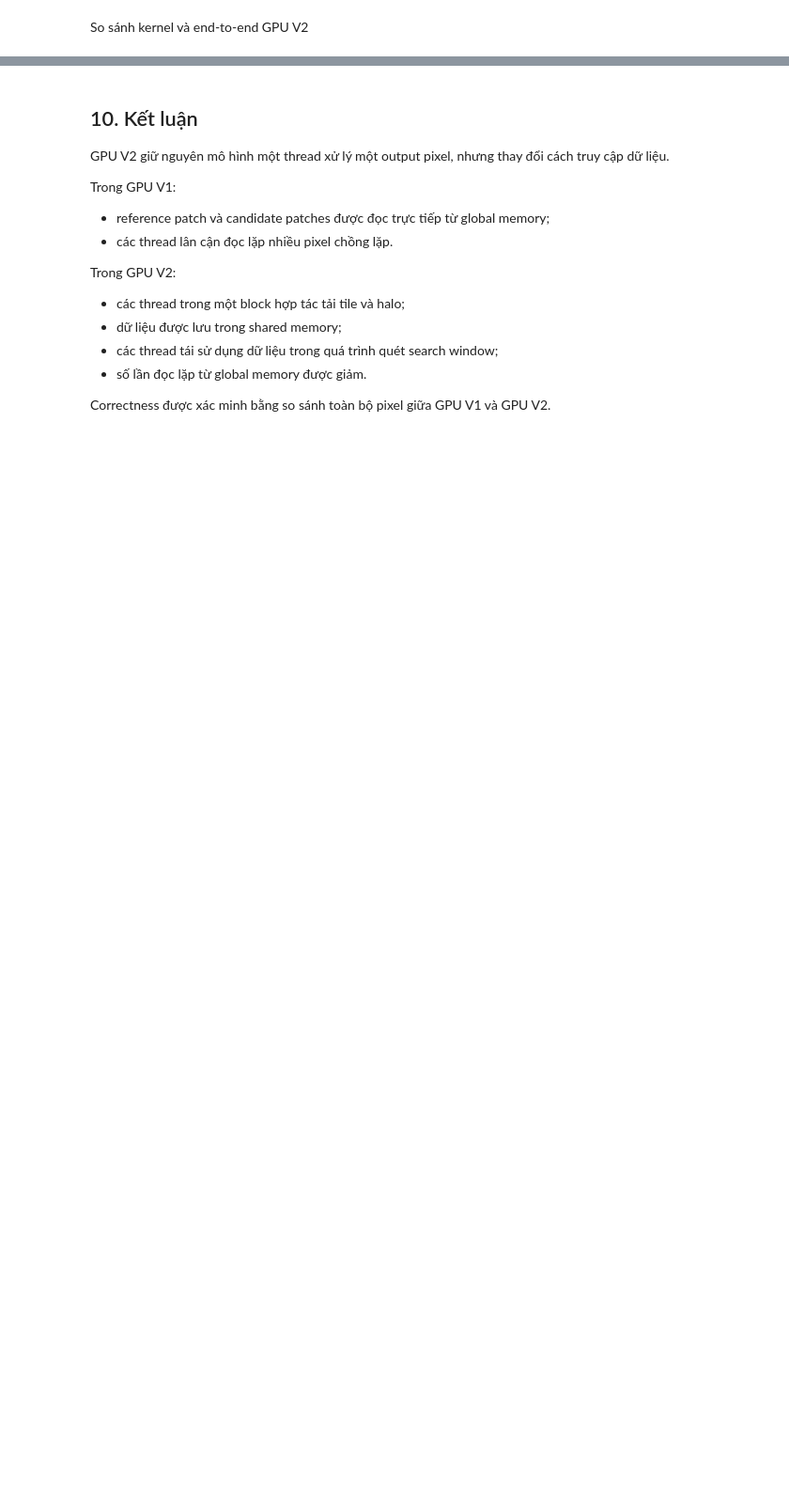
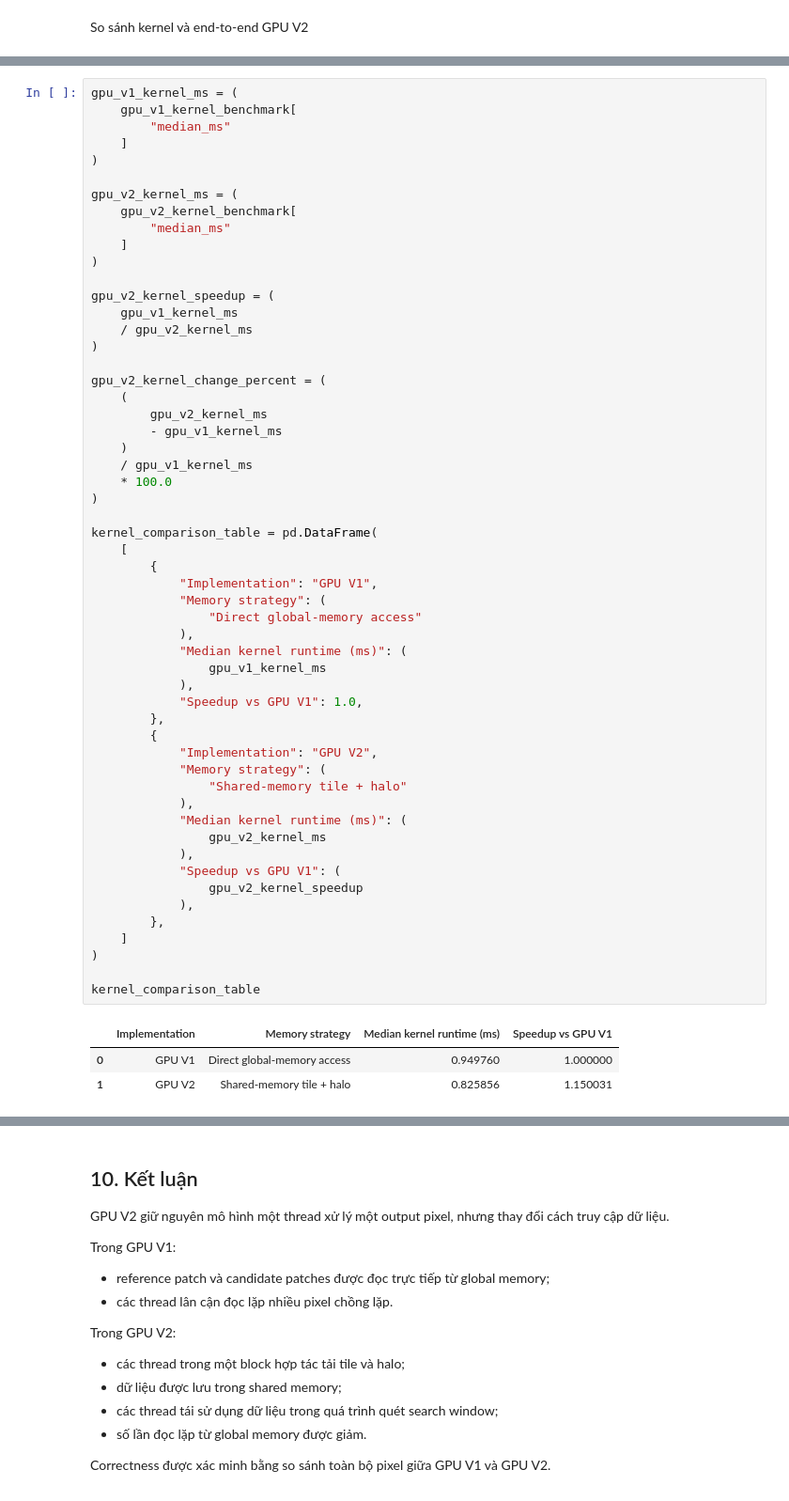
Before and after one commit to JustPhat/gpu_dense_vector_retrieval, a Jupyter notebook: notebooks/03_gpu_v2_shared_memory.ipynb, the cells around one changed output, grey strips where cells are left out. Shown at 94% size. Cells and saved outputs as stored; diff of their text form; blank space fills up the shorter version.

```diff
--- a/notebooks/03_gpu_v2_shared_memory.ipynb
+++ b/notebooks/03_gpu_v2_shared_memory.ipynb
@@ -968,0 +1016,59 @@ plt.show()
+# %%
+gpu_v1_kernel_ms = (
+    gpu_v1_kernel_benchmark[
+        "median_ms"
+    ]
+)
+
+gpu_v2_kernel_ms = (
+    gpu_v2_kernel_benchmark[
+        "median_ms"
+    ]
+)
+
+gpu_v2_kernel_speedup = (
+    gpu_v1_kernel_ms
+    / gpu_v2_kernel_ms
+)
+
+gpu_v2_kernel_change_percent = (
+    (
+        gpu_v2_kernel_ms
+        - gpu_v1_kernel_ms
+    )
+    / gpu_v1_kernel_ms
+    * 100.0
+)
+
+kernel_comparison_table = pd.DataFrame(
+    [
+        {
+            "Implementation": "GPU V1",
+            "Memory strategy": (
+                "Direct global-memory access"
+            ),
+            "Median kernel runtime (ms)": (
+                gpu_v1_kernel_ms
+            ),
+            "Speedup vs GPU V1": 1.0,
+        },
+        {
+            "Implementation": "GPU V2",
+            "Memory strategy": (
+                "Shared-memory tile + halo"
+            ),
+            "Median kernel runtime (ms)": (
+                gpu_v2_kernel_ms
+            ),
+            "Speedup vs GPU V1": (
+                gpu_v2_kernel_speedup
+            ),
+        },
+    ]
+)
+
+kernel_comparison_table
+# %% [output]
+|  | Implementation | Memory strategy | Median kernel runtime (ms) | Speedup vs GPU V1 |
+| 0 | GPU V1 | Direct global-memory access | 0.949760 | 1.000000 |
+| 1 | GPU V2 | Shared-memory tile + halo | 0.825856 | 1.150031 |
```
Also changed, not shown: parts of 21 cells of this notebook, 2 other files.
